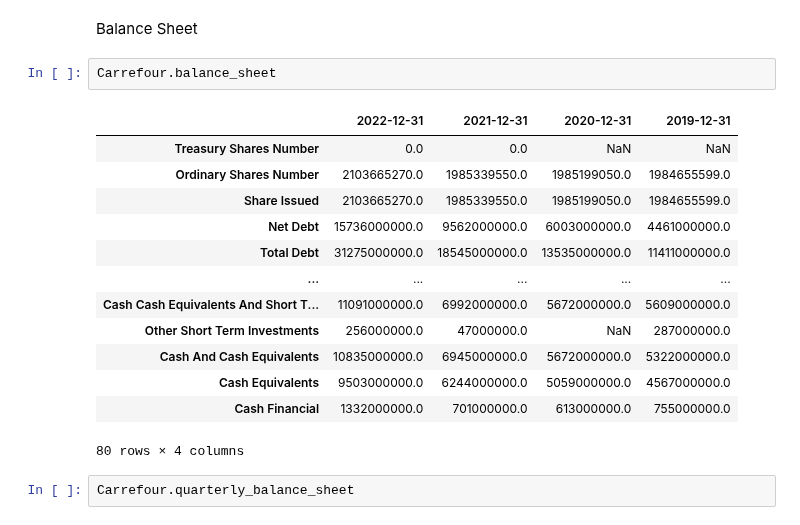
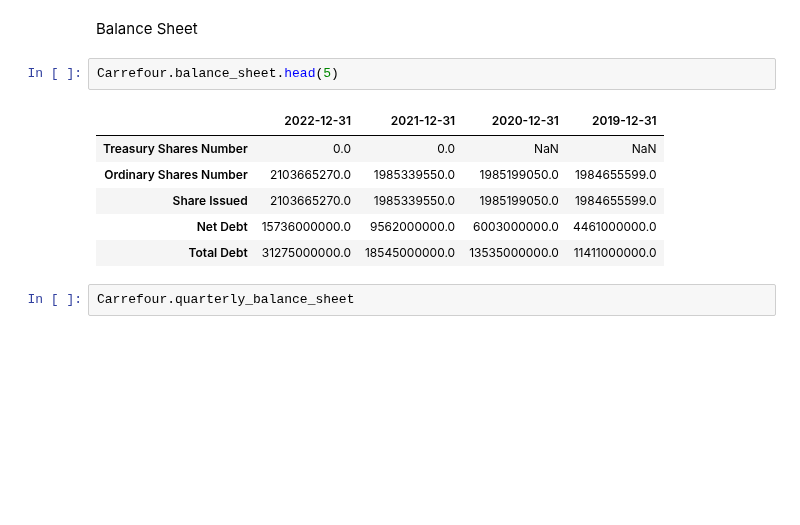
Before and after one commit to facklen/python_para_investimentos, a Jupyter notebook: yfinance_Completo.ipynb, the cells around one changed output. Saved outputs shown, nothing was run; the diff lists cells and outputs as text; blank space fills up the shorter version.

```diff
--- a/yfinance_Completo.ipynb
+++ b/yfinance_Completo.ipynb
@@ -348,21 +352,14 @@ Carrefour.institutional_holders
 # %% [markdown]
 Balance Sheet
 # %%
-Carrefour.balance_sheet
+Carrefour.balance_sheet.head(5)
 # %% [output]
 |  | 2022-12-31 | 2021-12-31 | 2020-12-31 | 2019-12-31 |
 | Treasury Shares Number | 0.0 | 0.0 | NaN | NaN |
 | Ordinary Shares Number | 2103665270.0 | 1985339550.0 | 1985199050.0 | 1984655599.0 |
 | Share Issued | 2103665270.0 | 1985339550.0 | 1985199050.0 | 1984655599.0 |
 | Net Debt | 15736000000.0 | 9562000000.0 | 6003000000.0 | 4461000000.0 |
 | Total Debt | 31275000000.0 | 18545000000.0 | 13535000000.0 | 11411000000.0 |
-| ... | ... | ... | ... | ... |
-| Cash Cash Equivalents And Short T... | 11091000000.0 | 6992000000.0 | 5672000000.0 | 5609000000.0 |
-| Other Short Term Investments | 256000000.0 | 47000000.0 | NaN | 287000000.0 |
-| Cash And Cash Equivalents | 10835000000.0 | 6945000000.0 | 5672000000.0 | 5322000000.0 |
-| Cash Equivalents | 9503000000.0 | 6244000000.0 | 5059000000.0 | 4567000000.0 |
-| Cash Financial | 1332000000.0 | 701000000.0 | 613000000.0 | 755000000.0 |
-80 rows × 4 columns
 # %%
 Carrefour.quarterly_balance_sheet
 # %% [output]
```
Also changed, not shown: parts of 12 cells of this notebook.
